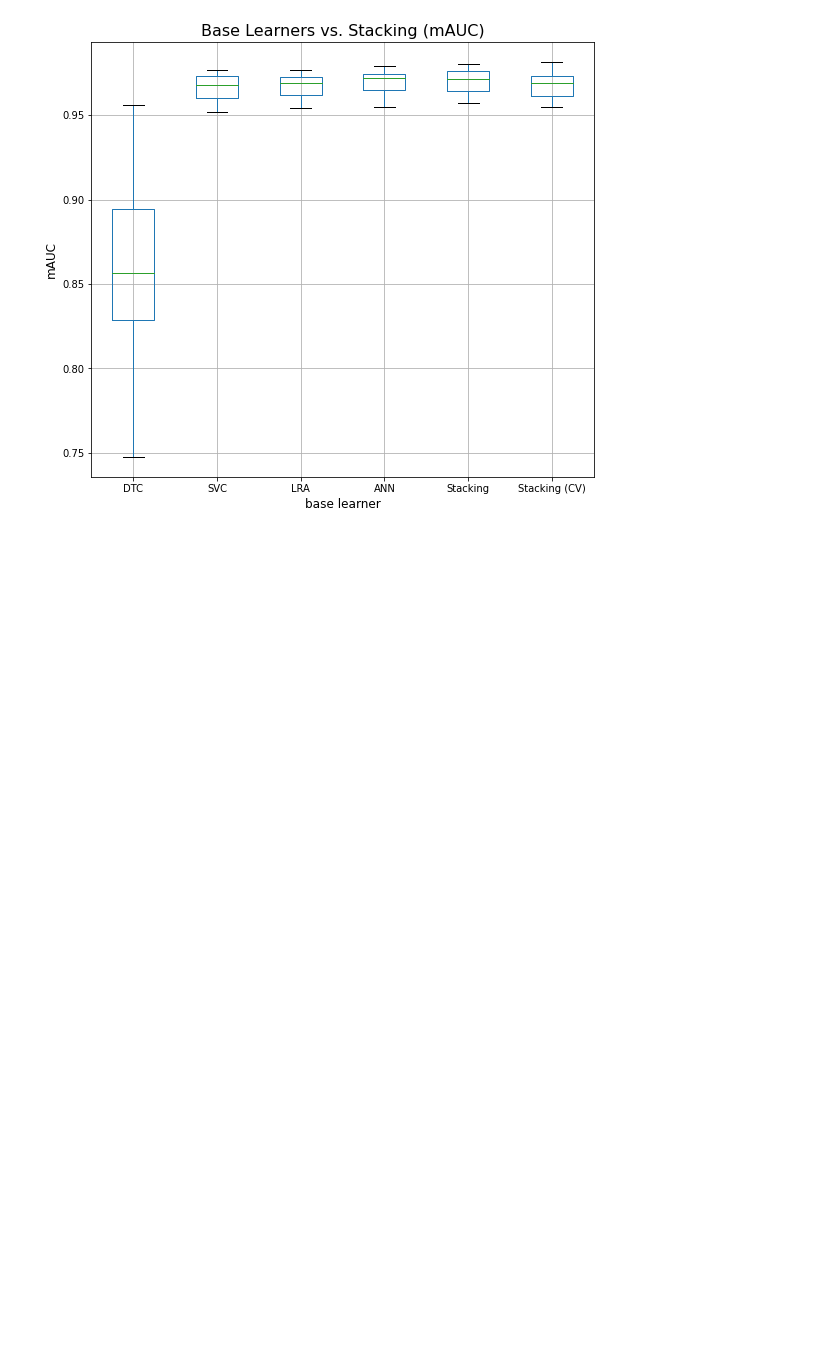
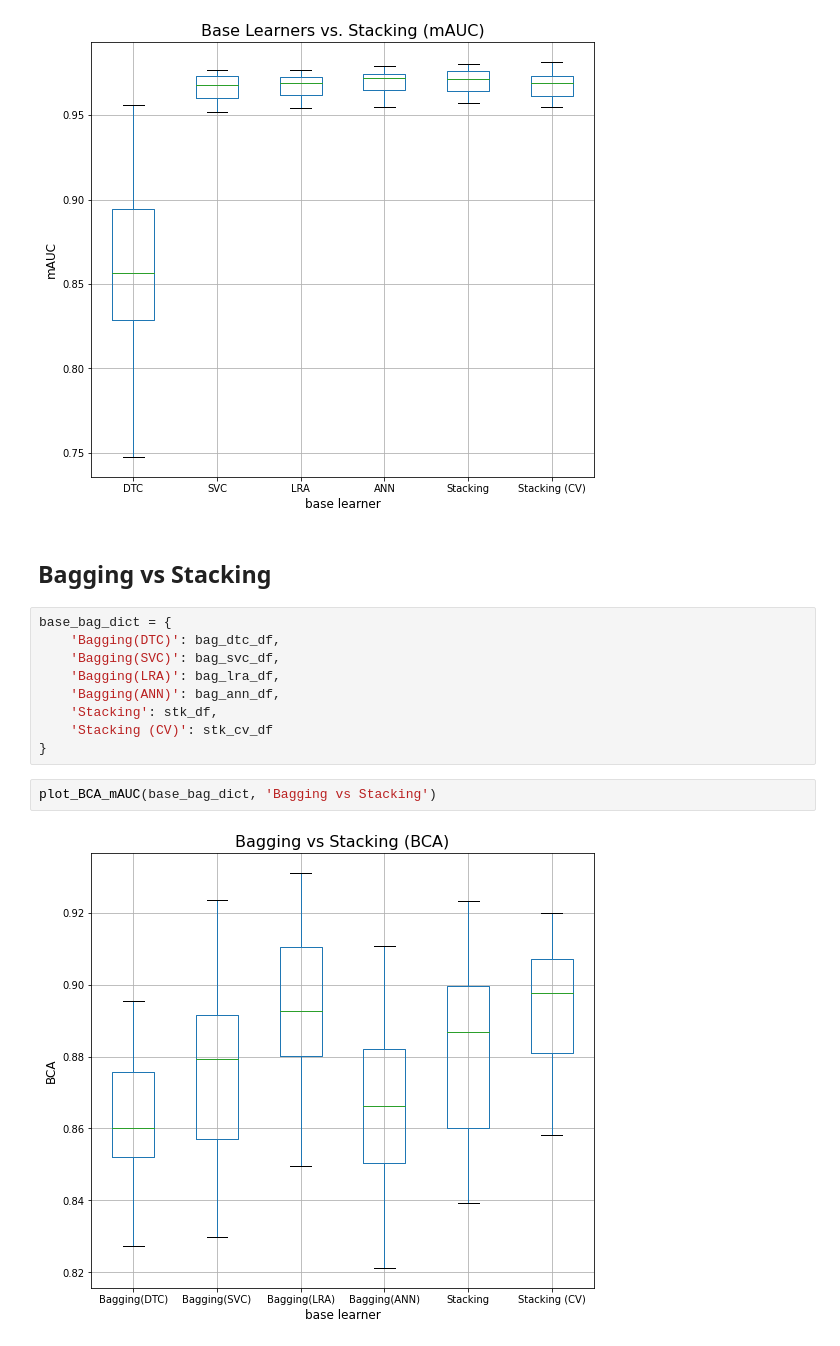
Before and after one commit to rusane/natural-computing, a Jupyter notebook: Project/Comparative Analysis.ipynb, the cells around one changed output. Cells and saved outputs as stored; diff of their text form; blank space fills up the shorter version.

Commit message:
add bagging vs stacking in Comparative Analysis notebook

```diff
--- a/Project/Comparative Analysis.ipynb
+++ b/Project/Comparative Analysis.ipynb
@@ -110,3 +110,18 @@ plot_BCA_mAUC(base_stk_dict, 'Base Learners vs. Stacking')
 # %% [output]
 [figure]
 [figure]
+# %% [markdown]
+## Bagging vs Stacking
+# %%
+base_bag_dict = {
+    'Bagging(DTC)': bag_dtc_df,
+    'Bagging(SVC)': bag_svc_df,
+    'Bagging(LRA)': bag_lra_df,
+    'Bagging(ANN)': bag_ann_df,
+    'Stacking': stk_df,
+    'Stacking (CV)': stk_cv_df
+}
+# %%
+plot_BCA_mAUC(base_bag_dict, 'Bagging vs Stacking')
+# %% [output]
+[figure, added]
```
Also changed, not shown: parts of 1 cell of this notebook.
